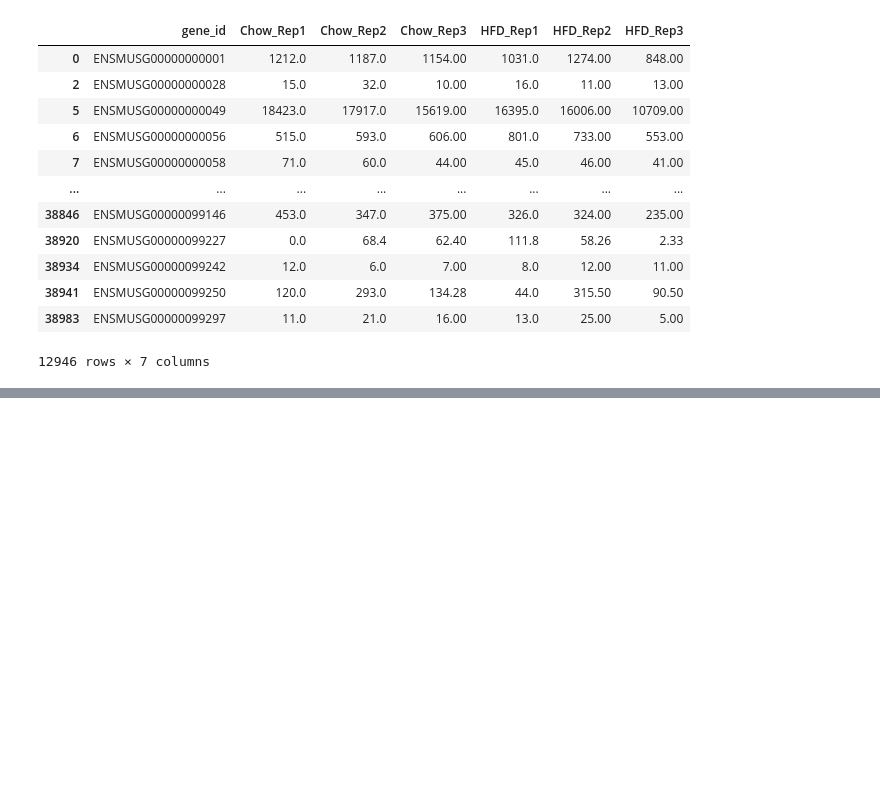
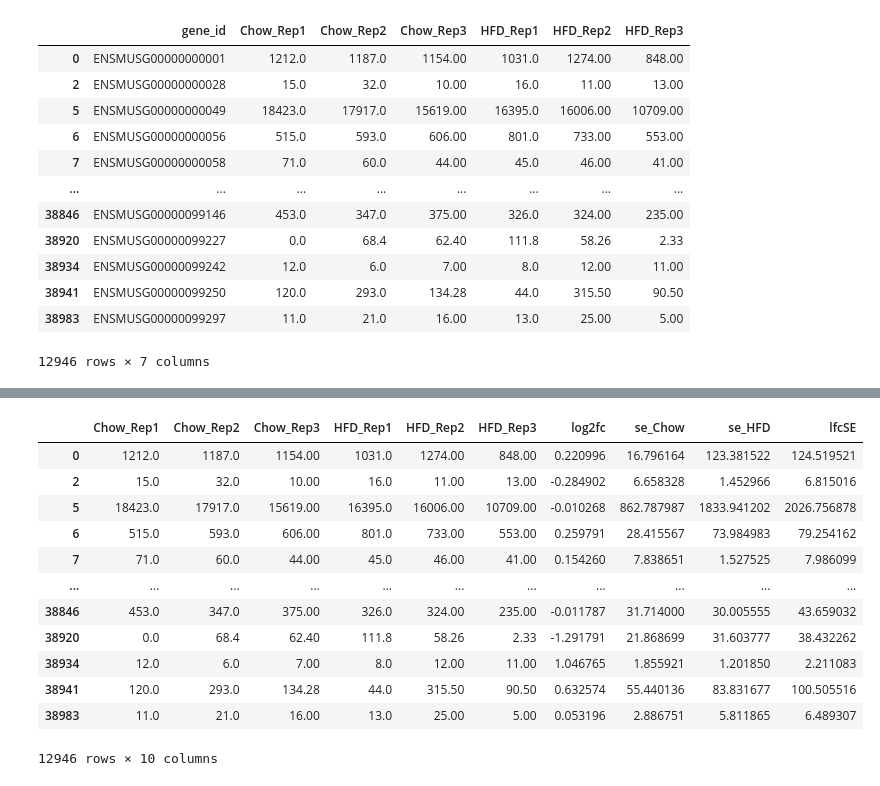
Before and after one commit to Kevinxsn/simple_deseq, a Jupyter notebook: simple_deseq/develop.ipynb, the cells around one changed output, grey strips where cells are left out. Saved outputs shown, nothing was run; the diff lists cells and outputs as text; code cells hidden in the pictures; blank space fills up the shorter version.

```diff
--- a/simple_deseq/develop.ipynb
+++ b/simple_deseq/develop.ipynb
@@ -31,0 +298,4 @@ simpel_deseq.simple_deseque(condition, txi)
+# %%
+df = txi.counts
+df = df.drop(columns=['gene_id'])
+df
@@ -31,0 +316,37 @@ simpel_deseq.simple_deseque(condition, txi)
+# %%
+scaling_factor = df.sum().median()  # Scaling factor is the median of total counts
+normalized_counts = df.div(df.sum(axis=0), axis=1) * scaling_factor
+
+# Calculate mean counts for each condition
+# Assuming the first three columns are Chow condition and the next three are HFD condition
+chow_mean = normalized_counts.iloc[:, 1:4].mean(axis=1)
+hfd_mean = normalized_counts.iloc[:, 4:7].mean(axis=1)
+
+# Calculate log2 fold change
+log2fc = np.log2(hfd_mean / chow_mean)
+
+# Add the log2fc to the original DataFrame
+df['log2fc'] = log2fc
+# %%
+# Calculate the standard error for Chow and HFD replicates
+df['se_Chow'] = df[['Chow_Rep1', 'Chow_Rep2', 'Chow_Rep3']].std(axis=1) / np.sqrt(3)
+df['se_HFD'] = df[['HFD_Rep1', 'HFD_Rep2', 'HFD_Rep3']].std(axis=1) / np.sqrt(3)
+
+# Calculate the lfcSE
+df['lfcSE'] = np.sqrt(df['se_Chow']**2 + df['se_HFD']**2)
+# Display the DataFrame with the new lfcSE column
+df
+# %% [output]
+|  | Chow_Rep1 | Chow_Rep2 | Chow_Rep3 | HFD_Rep1 | HFD_Rep2 | HFD_Rep3 | log2fc | se_Chow | se_HFD | lfcSE |
+| 0 | 1212.0 | 1187.0 | 1154.00 | 1031.0 | 1274.00 | 848.00 | 0.220996 | 16.796164 | 123.381522 | 124.519521 |
+| 2 | 15.0 | 32.0 | 10.00 | 16.0 | 11.00 | 13.00 | -0.284902 | 6.658328 | 1.452966 | 6.815016 |
+| 5 | 18423.0 | 17917.0 | 15619.00 | 16395.0 | 16006.00 | 10709.00 | -0.010268 | 862.787987 | 1833.941202 | 2026.756878 |
+| 6 | 515.0 | 593.0 | 606.00 | 801.0 | 733.00 | 553.00 | 0.259791 | 28.415567 | 73.984983 | 79.254162 |
+| 7 | 71.0 | 60.0 | 44.00 | 45.0 | 46.00 | 41.00 | 0.154260 | 7.838651 | 1.527525 | 7.986099 |
+| ... | ... | ... | ... | ... | ... | ... | ... | ... | ... | ... |
+| 38846 | 453.0 | 347.0 | 375.00 | 326.0 | 324.00 | 235.00 | -0.011787 | 31.714000 | 30.005555 | 43.659032 |
+| 38920 | 0.0 | 68.4 | 62.40 | 111.8 | 58.26 | 2.33 | -1.291791 | 21.868699 | 31.603777 | 38.432262 |
+| 38934 | 12.0 | 6.0 | 7.00 | 8.0 | 12.00 | 11.00 | 1.046765 | 1.855921 | 1.201850 | 2.211083 |
+| 38941 | 120.0 | 293.0 | 134.28 | 44.0 | 315.50 | 90.50 | 0.632574 | 55.440136 | 83.831677 | 100.505516 |
+| 38983 | 11.0 | 21.0 | 16.00 | 13.0 | 25.00 | 5.00 | 0.053196 | 2.886751 | 5.811865 | 6.489307 |
+12946 rows × 10 columns
```
Also changed, not shown: parts of 29 cells of this notebook, 4 other files.
